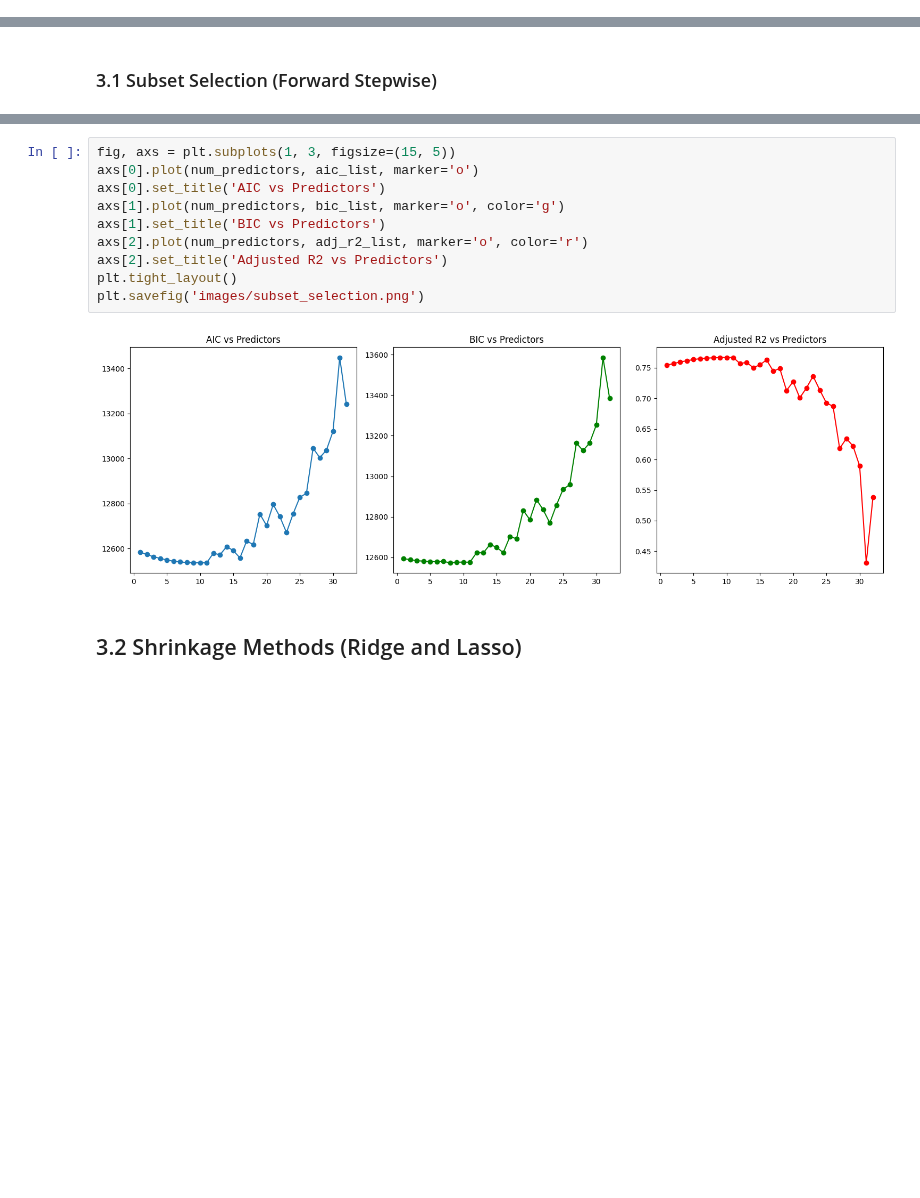
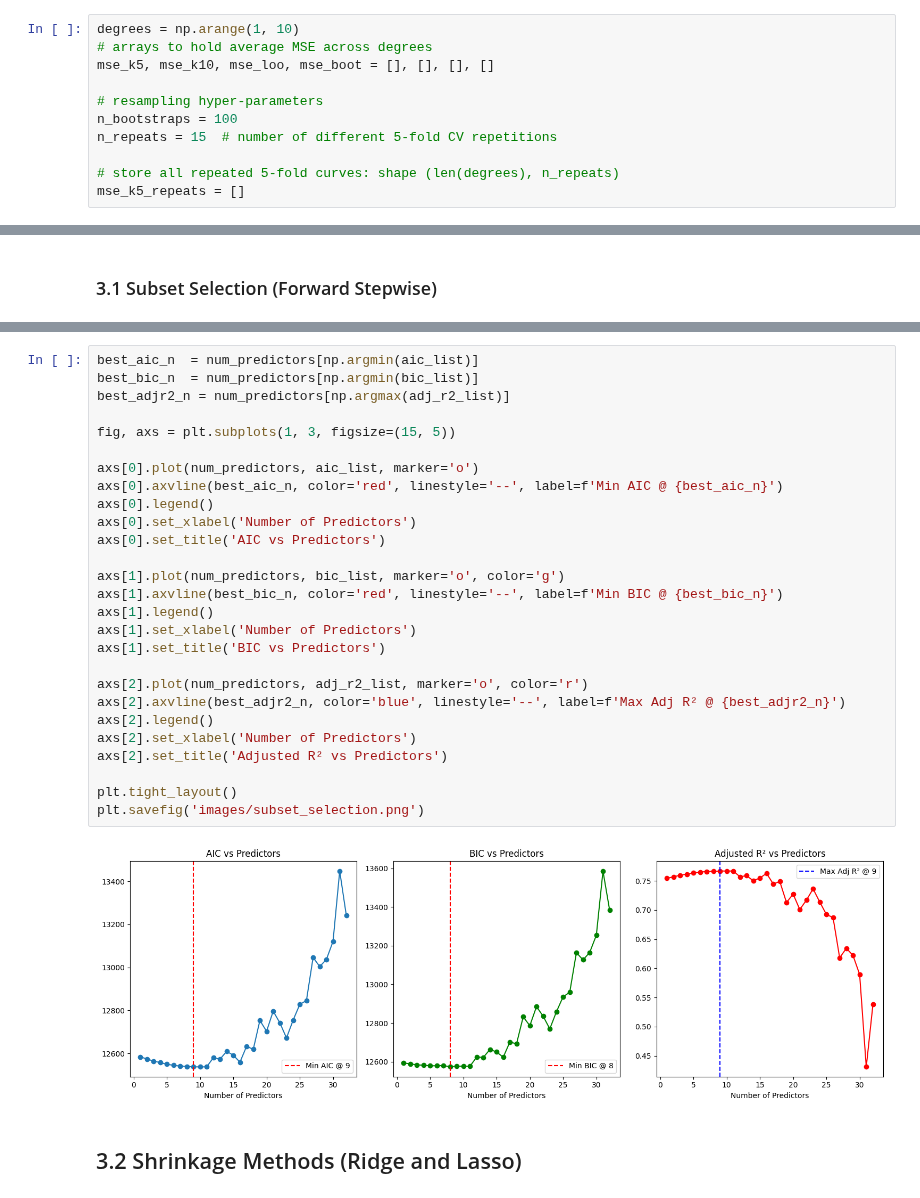
Before and after one commit to 1javid/ML_PR_3, a Jupyter notebook: ML_Group_4_Assignment_3.ipynb, the cells around one changed output, grey strips where cells are left out. Saved outputs shown, nothing was run; the diff lists cells and outputs as text; blank space fills up the shorter version.

```diff
--- a/ML_Group_4_Assignment_3.ipynb
+++ b/ML_Group_4_Assignment_3.ipynb
@@ -58 +53,12 @@ n_bootstraps = 100
+# %%
+degrees = np.arange(1, 10)
+# arrays to hold average MSE across degrees
+mse_k5, mse_k10, mse_loo, mse_boot = [], [], [], []
+
+# resampling hyper-parameters
+n_bootstraps = 100
+n_repeats = 15  # number of different 5-fold CV repetitions
+
+# store all repeated 5-fold curves: shape (len(degrees), n_repeats)
+mse_k5_repeats = []
 # %%
@@ -131,15 +189,32 @@ num_predictors = np.arange(1, len(aic_list) + 1)
 # %%
+best_aic_n  = num_predictors[np.argmin(aic_list)]
+best_bic_n  = num_predictors[np.argmin(bic_list)]
+best_adjr2_n = num_predictors[np.argmax(adj_r2_list)]
+
 fig, axs = plt.subplots(1, 3, figsize=(15, 5))
+
 axs[0].plot(num_predictors, aic_list, marker='o')
+axs[0].axvline(best_aic_n, color='red', linestyle='--', label=f'Min AIC @ {best_aic_n}')
+axs[0].legend()
+axs[0].set_xlabel('Number of Predictors')
 axs[0].set_title('AIC vs Predictors')
+
 axs[1].plot(num_predictors, bic_list, marker='o', color='g')
+axs[1].axvline(best_bic_n, color='red', linestyle='--', label=f'Min BIC @ {best_bic_n}')
+axs[1].legend()
+axs[1].set_xlabel('Number of Predictors')
 axs[1].set_title('BIC vs Predictors')
+
 axs[2].plot(num_predictors, adj_r2_list, marker='o', color='r')
-axs[2].set_title('Adjusted R2 vs Predictors')
+axs[2].axvline(best_adjr2_n, color='blue', linestyle='--', label=f'Max Adj R² @ {best_adjr2_n}')
+axs[2].legend()
+axs[2].set_xlabel('Number of Predictors')
+axs[2].set_title('Adjusted R² vs Predictors')
+
 plt.tight_layout()
 plt.savefig('images/subset_selection.png')
 # %% [output]
-[figure, old version]
+[figure, new version]
 # %% [markdown]
 ## 3.2 Shrinkage Methods (Ridge and Lasso)
 # %%
```
Also changed, not shown: parts of 6 cells of this notebook, 7 other files.
